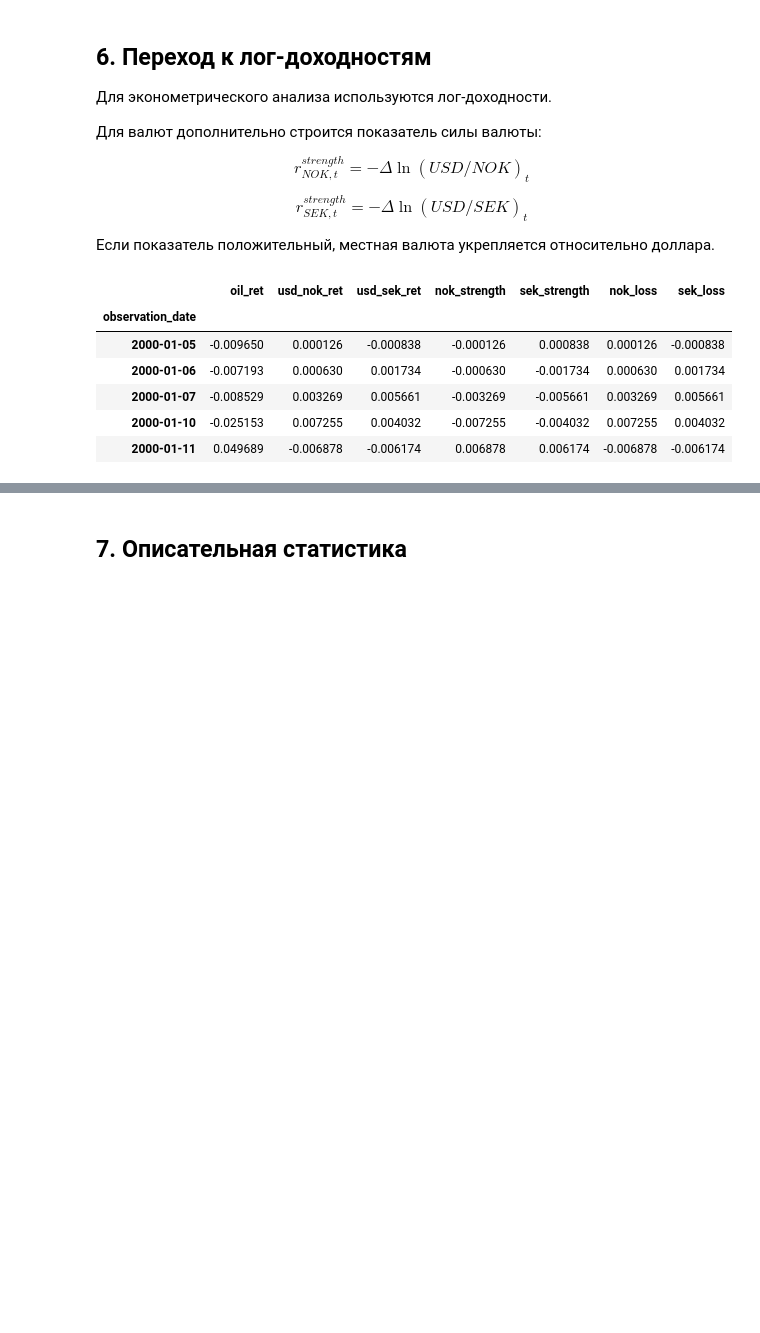
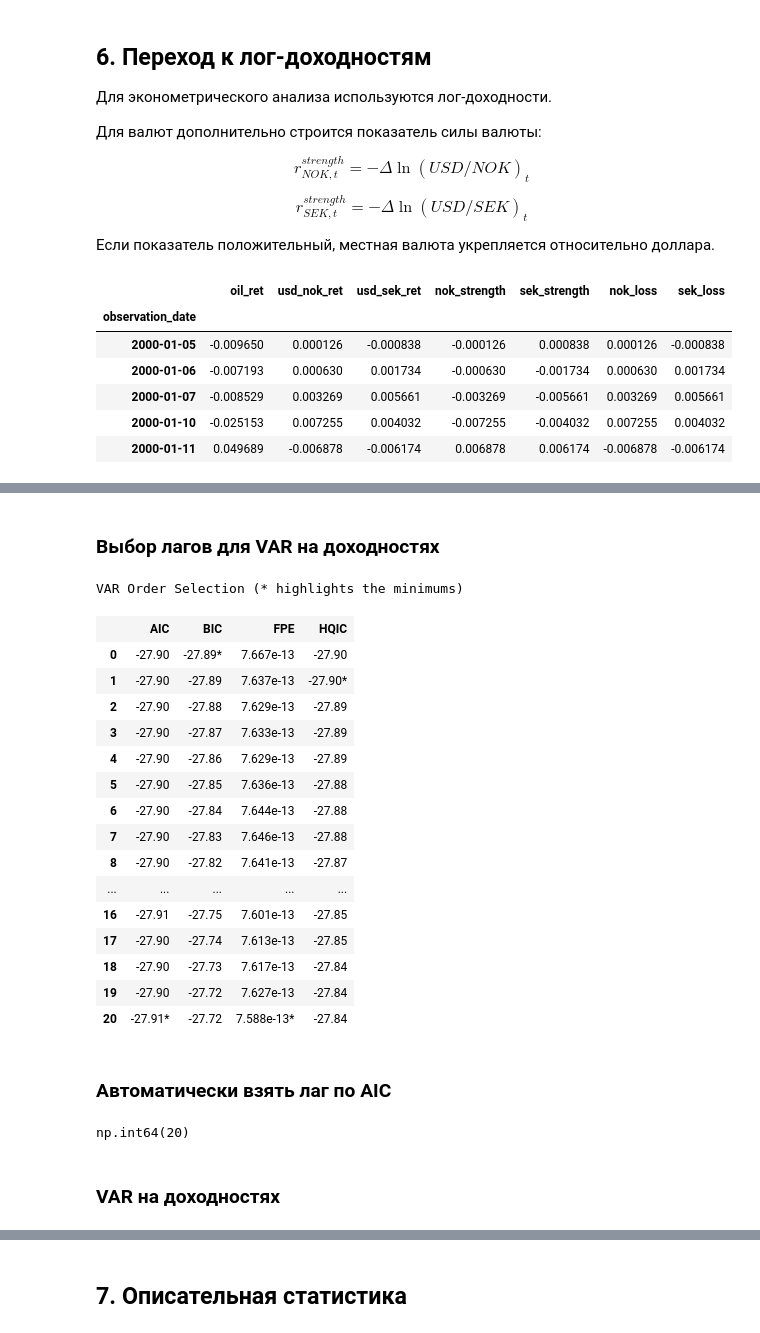
Before and after one commit to Coder1310/oil_fx_risk, a Jupyter notebook: oil_fx_risk_project.ipynb, the cells around one changed output, grey strips where cells are left out. Drawn from its saved outputs; the diff is of its cells as text; code cells hidden in the pictures; blank space fills up the shorter version.

```diff
--- a/oil_fx_risk_project.ipynb
+++ b/oil_fx_risk_project.ipynb
@@ -195,0 +297,40 @@ returns.head()
+# %% [markdown]
+### Выбор лагов для VAR на доходностях
+# %%
+var_data = returns[["oil_ret", "nok_strength", "sek_strength"]].dropna()
+
+var_model = VAR(var_data)
+lag_selection = var_model.select_order(maxlags=20)
+
+lag_selection.summary()
+# %% [output]
+VAR Order Selection (* highlights the minimums)
+|  | AIC | BIC | FPE | HQIC |
+| 0 | -27.90 | -27.89* | 7.667e-13 | -27.90 |
+| 1 | -27.90 | -27.89 | 7.637e-13 | -27.90* |
+| 2 | -27.90 | -27.88 | 7.629e-13 | -27.89 |
+| 3 | -27.90 | -27.87 | 7.633e-13 | -27.89 |
+| 4 | -27.90 | -27.86 | 7.629e-13 | -27.89 |
+| 5 | -27.90 | -27.85 | 7.636e-13 | -27.88 |
+| 6 | -27.90 | -27.84 | 7.644e-13 | -27.88 |
+| 7 | -27.90 | -27.83 | 7.646e-13 | -27.88 |
+| 8 | -27.90 | -27.82 | 7.641e-13 | -27.87 |
+| ... | ... | ... | ... | ... |
+| 16 | -27.91 | -27.75 | 7.601e-13 | -27.85 |
+| 17 | -27.90 | -27.74 | 7.613e-13 | -27.85 |
+| 18 | -27.90 | -27.73 | 7.617e-13 | -27.84 |
+| 19 | -27.90 | -27.72 | 7.627e-13 | -27.84 |
+| 20 | -27.91* | -27.72 | 7.588e-13* | -27.84 |
+# %% [markdown]
+### Автоматически взять лаг по AIC
+# %%
+selected_lag_aic = lag_selection.selected_orders["aic"]
+
+if selected_lag_aic is None or selected_lag_aic < 1:
+  selected_lag_aic = 1
+
+selected_lag_aic
+# %% [output]
+np.int64(20)
+# %% [markdown]
+### VAR на доходностях
```
Also changed, not shown: parts of 29 cells of this notebook, 8 other files.
